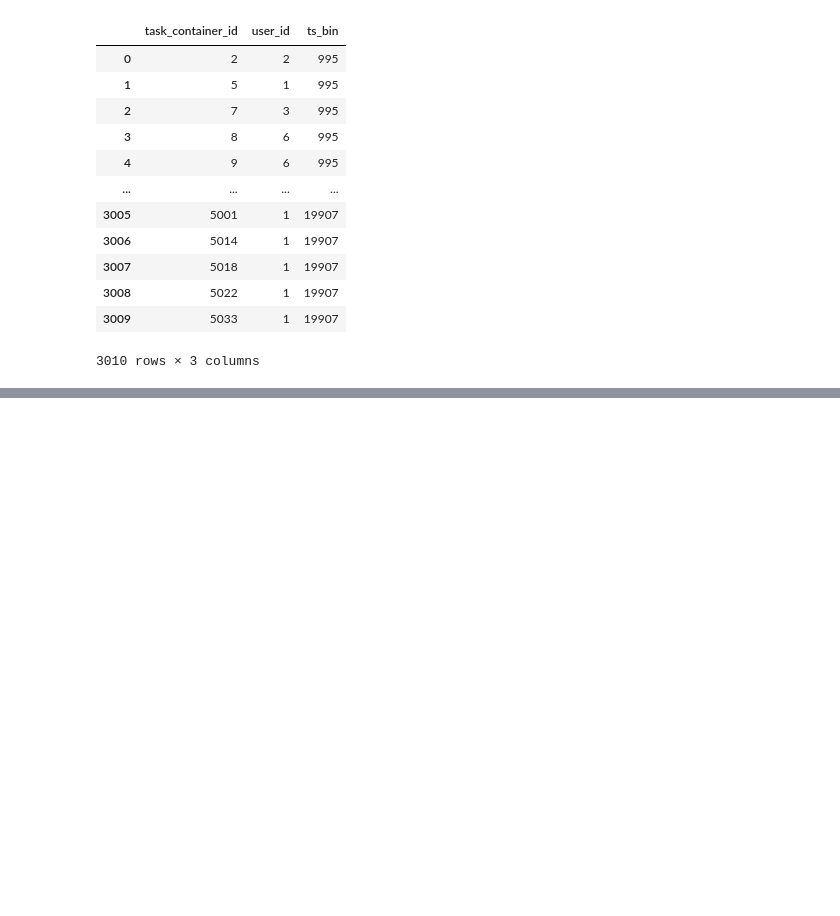
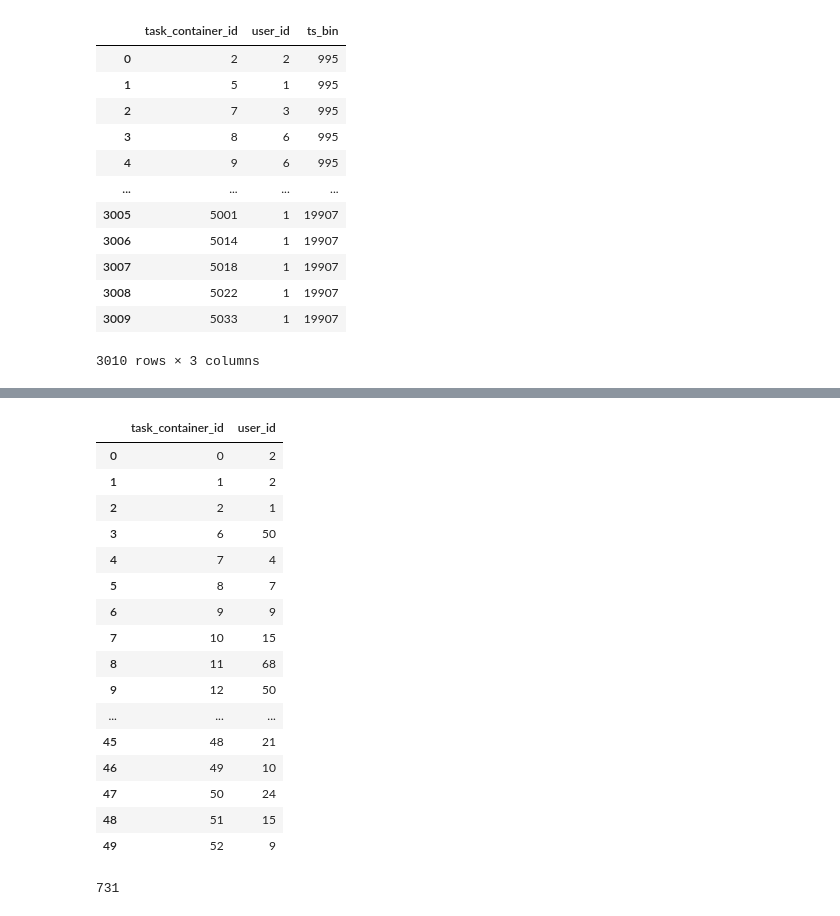
Before and after one commit to ingu627/answer_correctness, a Jupyter notebook: Train_Lectures.ipynb, the cells around one changed output, grey strips where cells are left out. Saved outputs shown, nothing was run; the diff lists cells and outputs as text; code cells hidden in the pictures; blank space fills up the shorter version.

```diff
--- a/Train_Lectures.ipynb
+++ b/Train_Lectures.ipynb
@@ -144,0 +153,26 @@ tmp
+# %%
+tmp=pd.DataFrame(tmp.groupby("task_container_id").user_id.count())
+tmp=tmp.reset_index(drop=False)
+tmp[:50]
+# %% [output]
+|  | task_container_id | user_id |
+| 0 | 0 | 2 |
+| 1 | 1 | 2 |
+| 2 | 2 | 1 |
+| 3 | 6 | 50 |
+| 4 | 7 | 4 |
+| 5 | 8 | 7 |
+| 6 | 9 | 9 |
+| 7 | 10 | 15 |
+| 8 | 11 | 68 |
+| 9 | 12 | 50 |
+| ... | ... | ... |
+| 45 | 48 | 21 |
+| 46 | 49 | 10 |
+| 47 | 50 | 24 |
+| 48 | 51 | 15 |
+| 49 | 52 | 9 |
+# %%
+len(tmp)
+# %% [output]
+731
```
Also changed, not shown: parts of 13 cells of this notebook.
